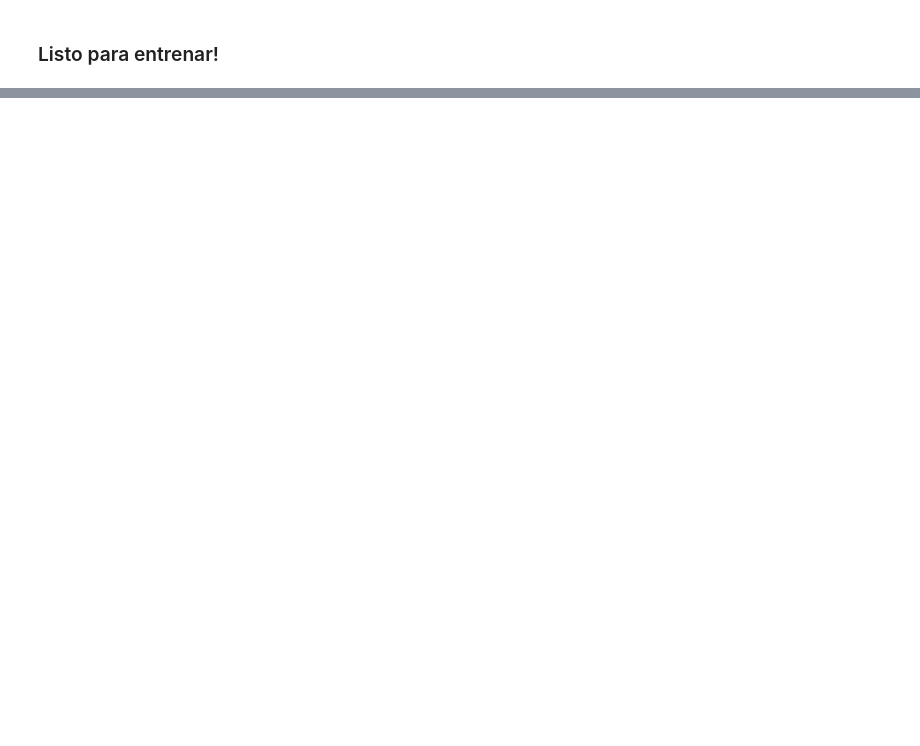
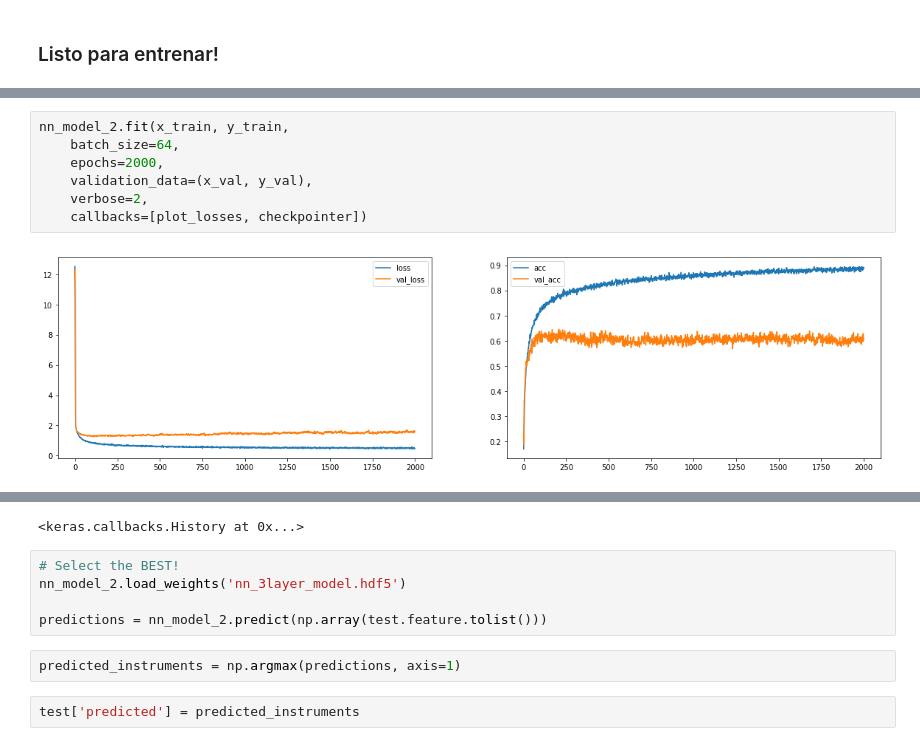
Before and after one commit to pedrini210/instrument-recognition, a Jupyter notebook: Instrument Recognition.ipynb, the cells around one changed output, grey strips where cells are left out. Cells and saved outputs as stored; diff of their text form; blank space fills up the shorter version.

```diff
--- a/Instrument Recognition.ipynb
+++ b/Instrument Recognition.ipynb
@@ -365,0 +491,9 @@ Epoch 2000/2000
+# %%
+nn_model_2.fit(x_train, y_train,
+    batch_size=64,
+    epochs=2000,
+    validation_data=(x_val, y_val),
+    verbose=2,
+    callbacks=[plot_losses, checkpointer])
+# %% [output]
+[figure, added]
@@ -365,0 +501,10 @@ Epoch 2000/2000
+<keras.callbacks.History at 0x...>
+# %%
+# Select the BEST!
+nn_model_2.load_weights('nn_3layer_model.hdf5')
+
+predictions = nn_model_2.predict(np.array(test.feature.tolist()))
+# %%
+predicted_instruments = np.argmax(predictions, axis=1)
+# %%
+test['predicted'] = predicted_instruments
```
Also changed, not shown: parts of 49 cells of this notebook, 4 other files.
